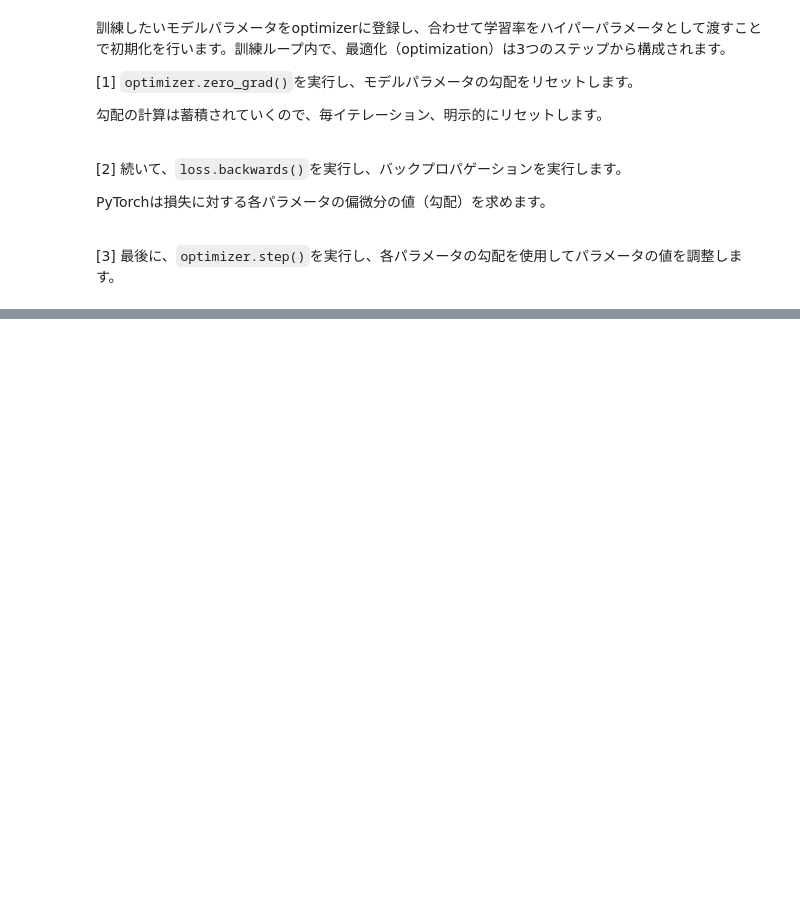
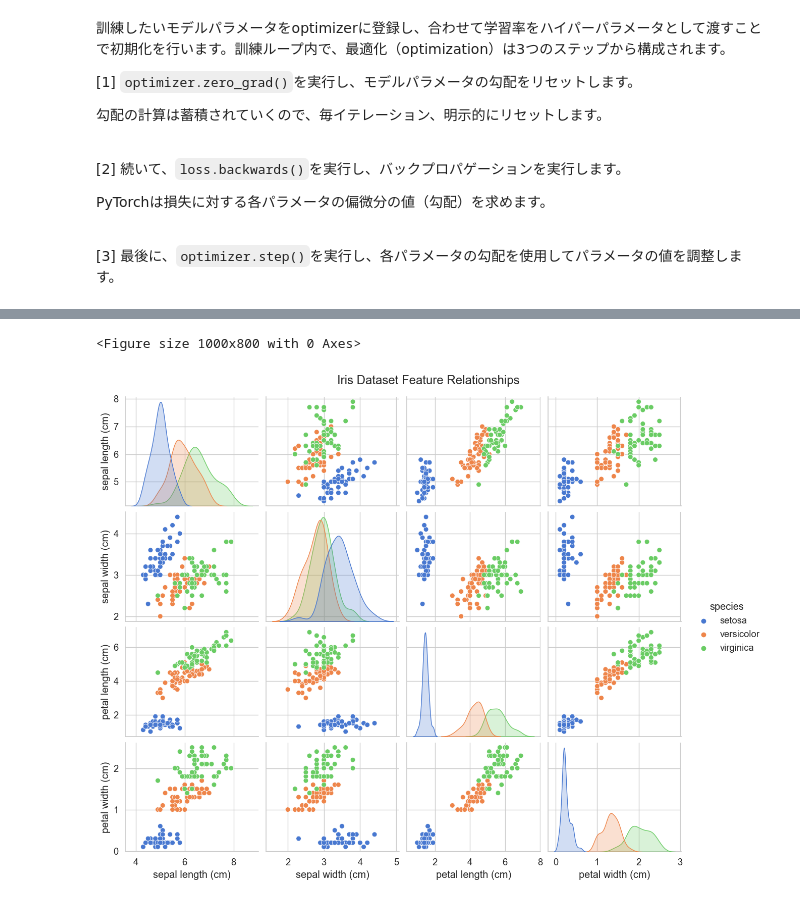
Before and after one commit to lvzeyu/css_nlp, a Jupyter notebook: _build/jupyter_execute/notebook/pytorch.ipynb, the cells around one changed output, grey strips where cells are left out. Cells and saved outputs as stored; diff of their text form; code cells hidden in the pictures; blank space fills up the shorter version.

```diff
--- a/_build/jupyter_execute/notebook/pytorch.ipynb
+++ b/_build/jupyter_execute/notebook/pytorch.ipynb
@@ -406,0 +424,34 @@ Epoch 1000, Loss: 0.6924489140510559
+# %%
+from tensorboardX import SummaryWriter
+from sklearn import datasets
+from sklearn.model_selection import train_test_split
+import seaborn as sns
+import matplotlib.pyplot as plt
+
+# Load dataset and create splits
+iris_dataset = datasets.load_iris()
+# %%
+# Load the iris dataset
+iris = datasets.load_iris()
+data = iris.data
+target = iris.target
+feature_names = iris.feature_names
+target_names = iris.target_names
+
+# Create a DataFrame for easier plotting
+import pandas as pd
+df = pd.DataFrame(data, columns=feature_names)
+df['species'] = [target_names[t] for t in target]
+
+# Set a publication-ready theme and increase font scale for better readability
+sns.set_theme(style="whitegrid", font_scale=1.2)
+
+# Pair plot to visualize relationships
+plt.figure(figsize=(10, 8))
+sns.pairplot(df, hue="species", palette="muted", height=2.5, aspect=1.2, plot_kws={'s': 50})
+plt.suptitle('Iris Dataset Feature Relationships', y=1.02)
+
+plt.show()
+# %% [output]
+<Figure size 1000x800 with 0 Axes>
+[figure, added]
```
Also changed, not shown: parts of 17 cells of this notebook, 7 other files.
